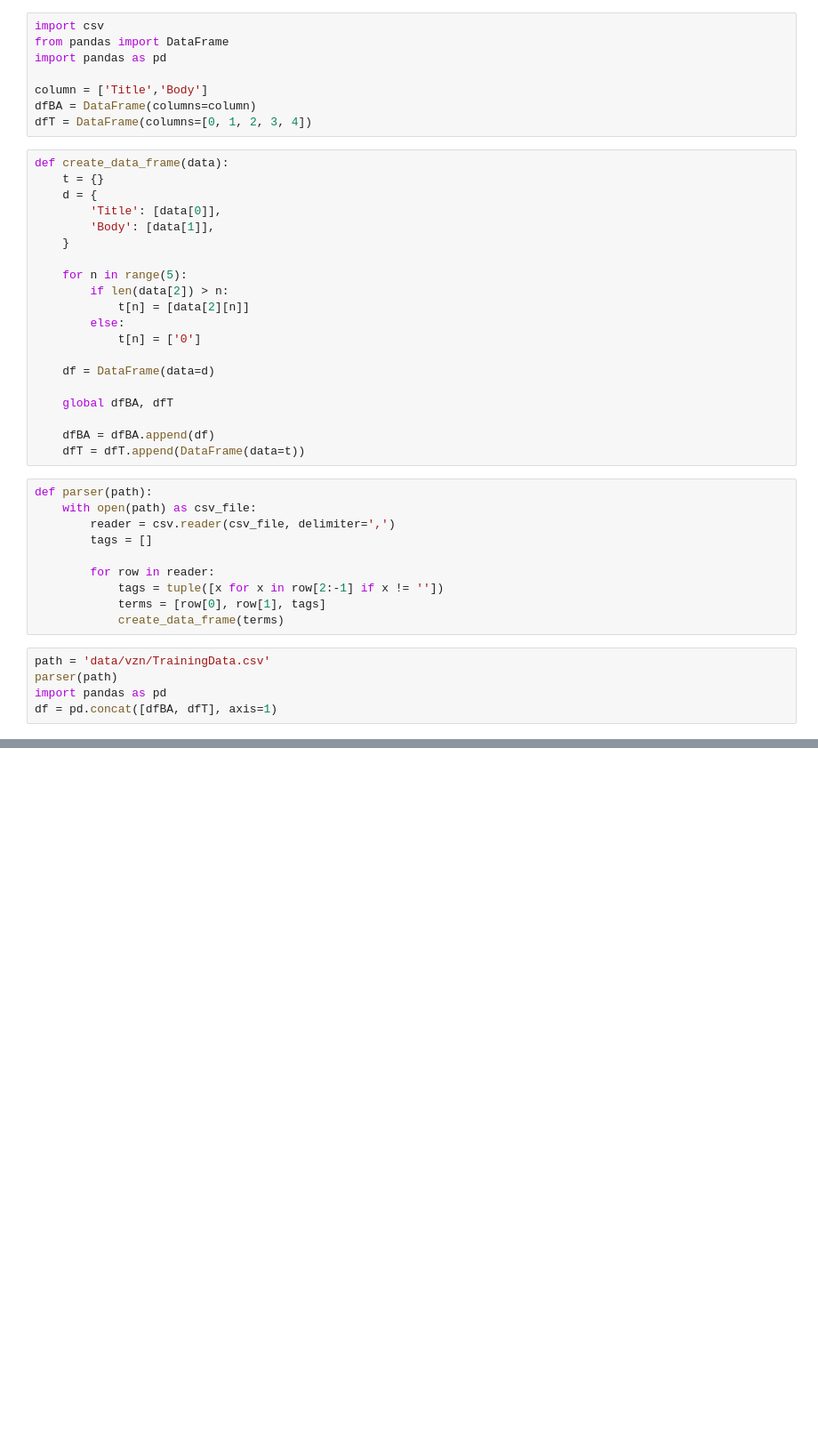
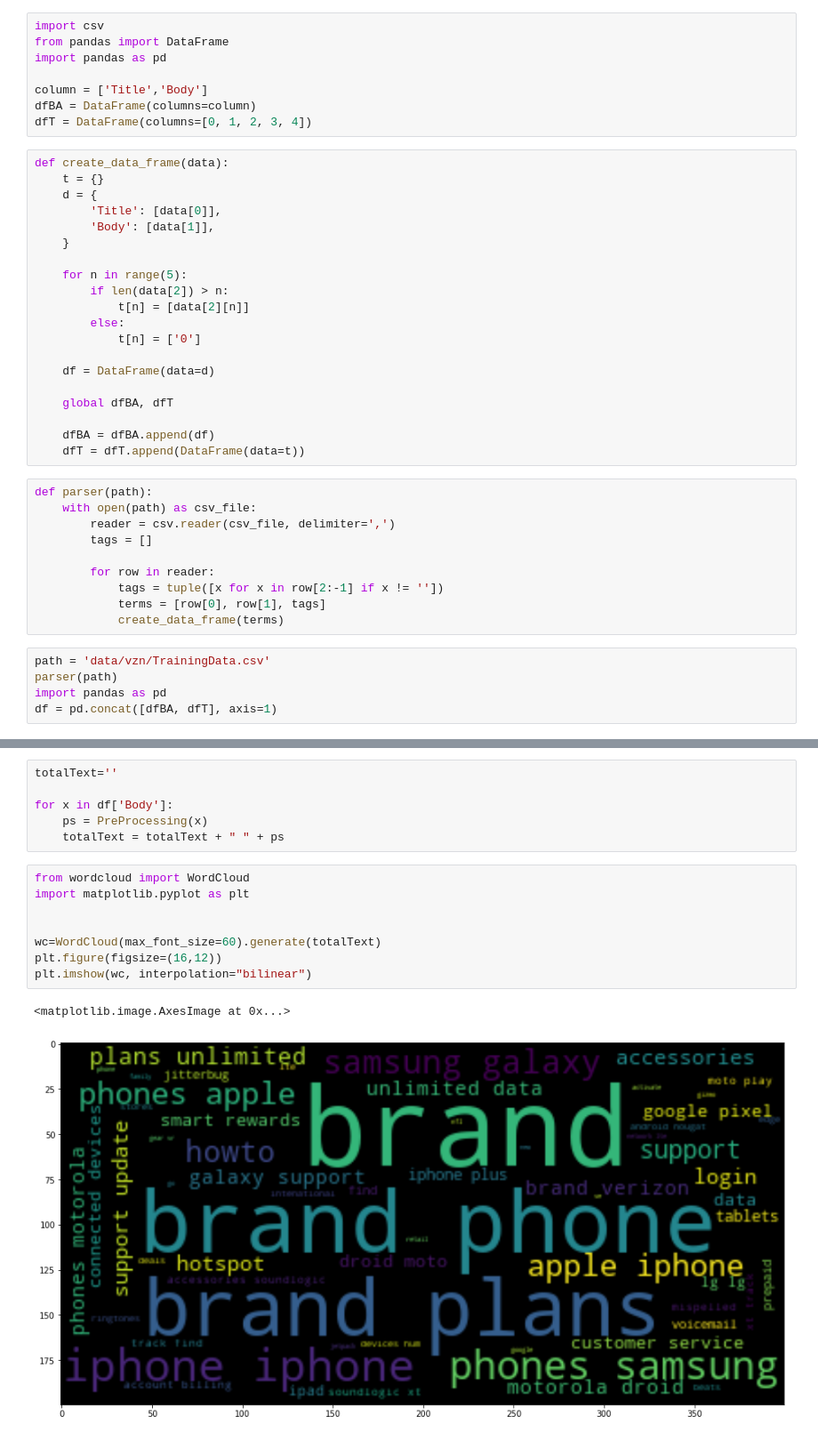
Before and after one commit to andres-root/multilabel-text-classifier, a Jupyter notebook: multilabel2.ipynb, the cells around one changed output, grey strips where cells are left out. Shown at 89% size. Cells and saved outputs as stored; diff of their text form; blank space fills up the shorter version.

```diff
--- a/multilabel2.ipynb
+++ b/multilabel2.ipynb
@@ -43,0 +140,17 @@ df = pd.concat([dfBA, dfT], axis=1)
+# %%
+totalText=''
+
+for x in df['Body']:
+    ps = PreProcessing(x)
+    totalText = totalText + " " + ps
+# %%
+from wordcloud import WordCloud
+import matplotlib.pyplot as plt
+
+
+wc=WordCloud(max_font_size=60).generate(totalText)
+plt.figure(figsize=(16,12))
+plt.imshow(wc, interpolation="bilinear")
+# %% [output]
+<matplotlib.image.AxesImage at 0x...>
+[figure, added]
```
Also changed, not shown: parts of 25 cells of this notebook.
